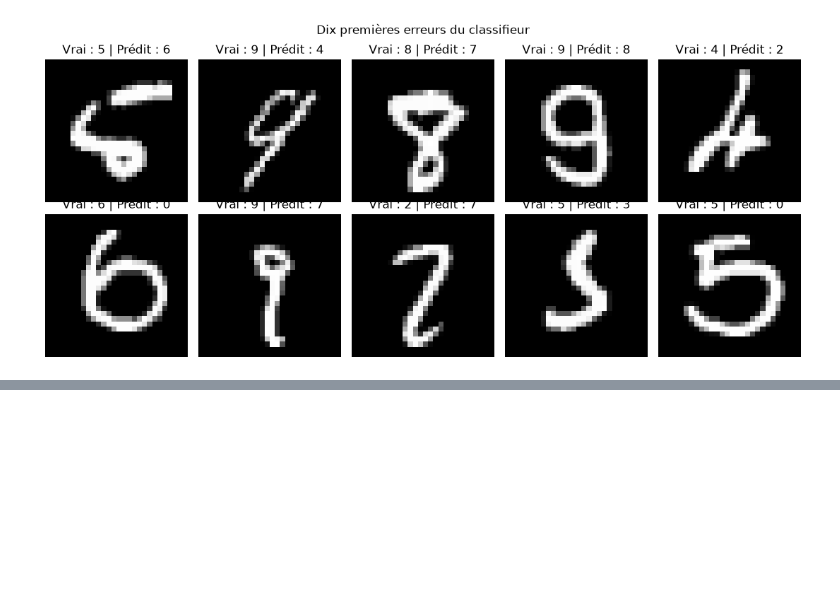
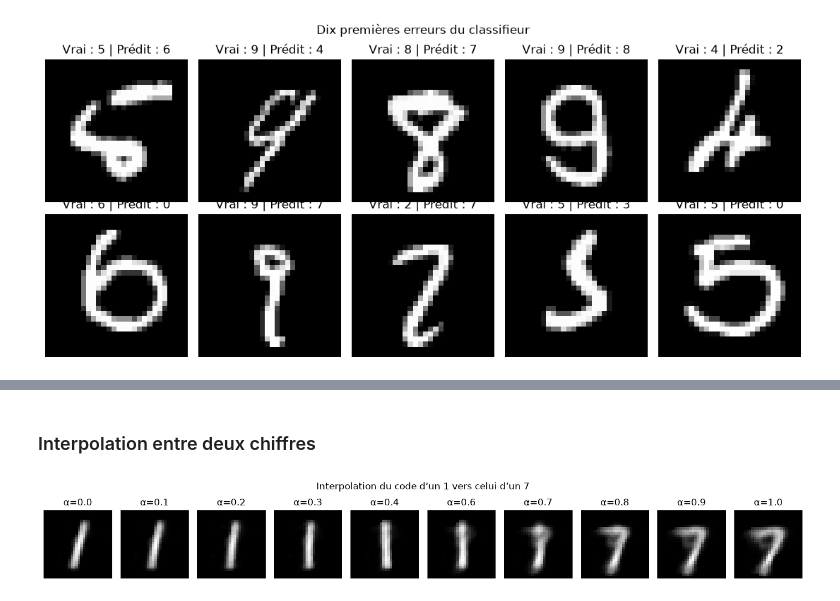
Before and after one commit to Seemo0/IAGEN-Activit-Pratique-N-2, a Jupyter notebook: Activite_2_MNIST.ipynb, the cells around one changed output, grey strips where cells are left out. Cells and saved outputs as stored; diff of their text form; code cells hidden in the pictures; blank space fills up the shorter version.

```diff
--- a/Activite_2_MNIST.ipynb
+++ b/Activite_2_MNIST.ipynb
@@ -230,0 +393,22 @@ Images mal classées : 377
+# %% [markdown]
+### Interpolation entre deux chiffres
+# %%
+index_1 = (test_dataset.targets == 1).nonzero(as_tuple=True)[0][0].item()
+index_7 = (test_dataset.targets == 7).nonzero(as_tuple=True)[0][0].item()
+endpoints = torch.stack([test_dataset[index_1][0], test_dataset[index_7][0]]).to(device)
+with torch.no_grad():
+    z_endpoints = ae.encode(endpoints)
+    alphas = torch.linspace(0, 1, 10, device=device).unsqueeze(1)
+    z_interpolation = (1 - alphas) * z_endpoints[0] + alphas * z_endpoints[1]
+    interpolations = ae.decode(z_interpolation).cpu()
+
+fig, axes = plt.subplots(1, 10, figsize=(14, 2))
+for i, ax in enumerate(axes):
+    ax.imshow(interpolations[i, 0].numpy(), cmap="gray", vmin=0, vmax=1)
+    ax.set_title(f"α={alphas[i].item():.1f}")
+    ax.axis("off")
+plt.suptitle("Interpolation du code d’un 1 vers celui d’un 7")
+plt.tight_layout()
+plt.show()
+# %% [output]
+[figure, added]
```
Also changed, not shown: parts of 10 cells of this notebook.
